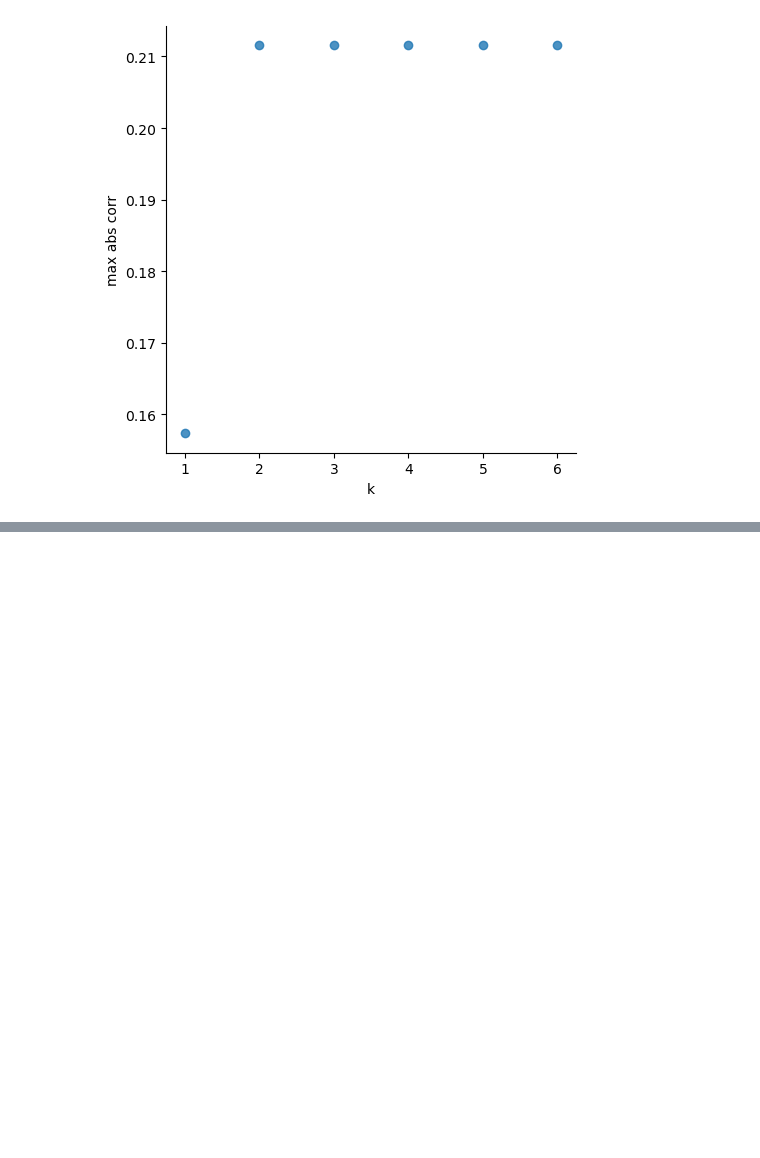
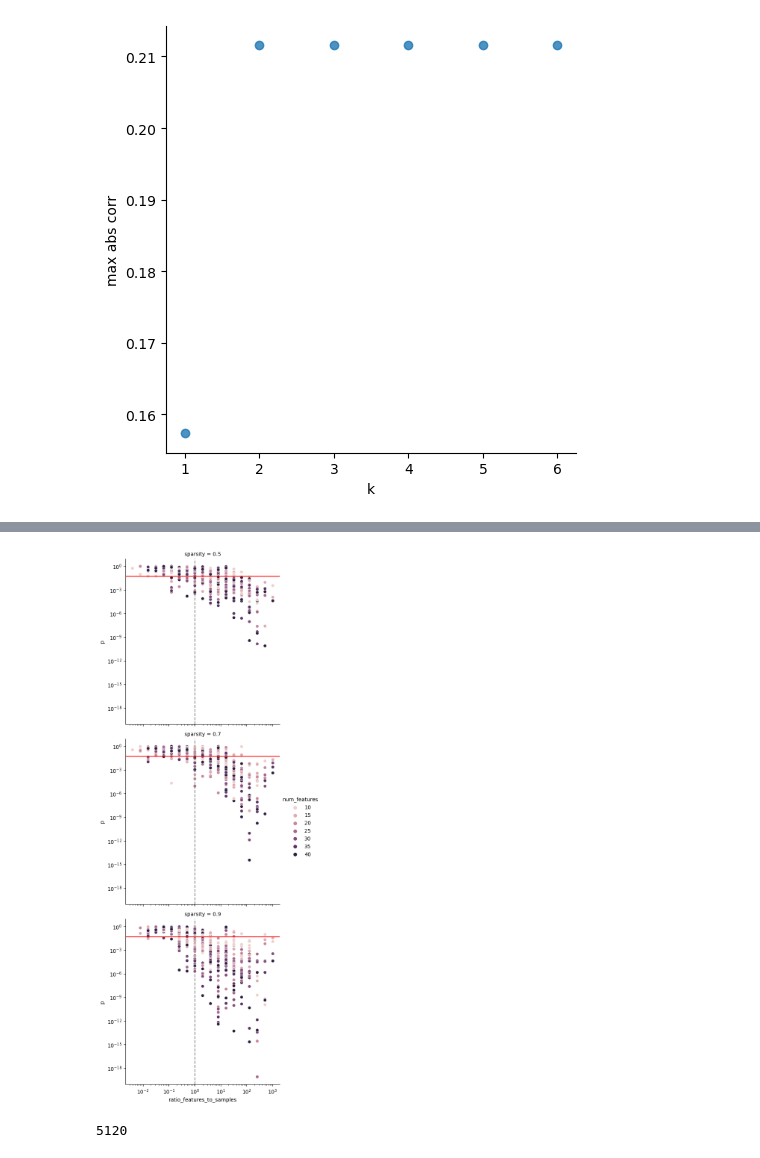
Before and after one commit to iskandr/bcb731, a Jupyter notebook: notebooks/3 - cheating by feature selection.ipynb, the cells around one changed output, grey strips where cells are left out. Cells and saved outputs as stored; diff of their text form; code cells hidden in the pictures; blank space fills up the shorter version.

Commit message:
added long-running comparison of dataset size to notebook 3

```diff
--- a/notebooks/3 - cheating by feature selection.ipynb
+++ b/notebooks/3 - cheating by feature selection.ipynb
@@ -1047,0 +1131,27 @@ plt.savefig('varying-sparsity-random-features-vs-p-value-logistic-regression.png
+# %%
+# can we figure out any general principles about how big a pool of random features
+# are needed to memorize arbitrary labels of size n?
+
+from tqdm.contrib.itertools import product
+dataframes = []
+min_samples = 40
+for sparsity, n_samples, n_features in product(
+        [0.5, 0.7, 0.9],
+        min_samples * 2 ** np.arange(7),
+        min_samples // 4 * (2 ** np.arange(13))):
+    df_join_resampled = df_join.iloc[np.random.randint(0, len(df_join), n_samples)]
+    random_data = (np.random.rand(n_samples, n_features) > sparsity).astype(int)
+    metrics, df_yes, df_no = evaluate_model(
+        # make X a random binary vector the same shape as the original features
+        df_survival=df_join_resampled,
+        features=random_data,
+        n_repeats=1,
+        max_features_to_select=min(200, n_features),
+        randomly_permute_labels=False)
+    metrics["num_samples"] = n_samples
+    metrics["sparsity"] = sparsity
+    metrics["num_total_features"] = n_features
+    metrics["ratio_features_to_samples"] = n_features / n_samples
+    metrics["log2_ratio_features_to_samples"] = np.log2(n_features / n_samples)
+    dataframes.append(metrics)
+metrics_varying_samples = pd.concat(dataframes)
@@ -1047,0 +1176,24 @@ plt.savefig('varying-sparsity-random-features-vs-p-value-logistic-regression.png
+# %%
+
+g = sns.relplot(
+    data=metrics_varying_samples[metrics_varying_samples.num_features.isin({10, 15, 20, 25, 30, 35, 40})],
+    x="ratio_features_to_samples",
+    y="p",
+    row="sparsity",
+    hue="num_features")
+
+plt.yscale('log')
+plt.xscale('log')
+
+for sub_axes in g.axes:
+    for ax in sub_axes:
+        ax.axhline(y=0.05, color='r', linestyle='-')
+        ax.axvline(x=1, color='gray', linestyle='--')
+
+plt.savefig('ratio-features-to-samples-vs-p-value-logistic-regression.png')
+# %% [output]
+[figure, added]
+# %%
+40 * 2 ** 7
+# %% [output]
+5120
```
Also changed, not shown: parts of 66 cells of this notebook.
